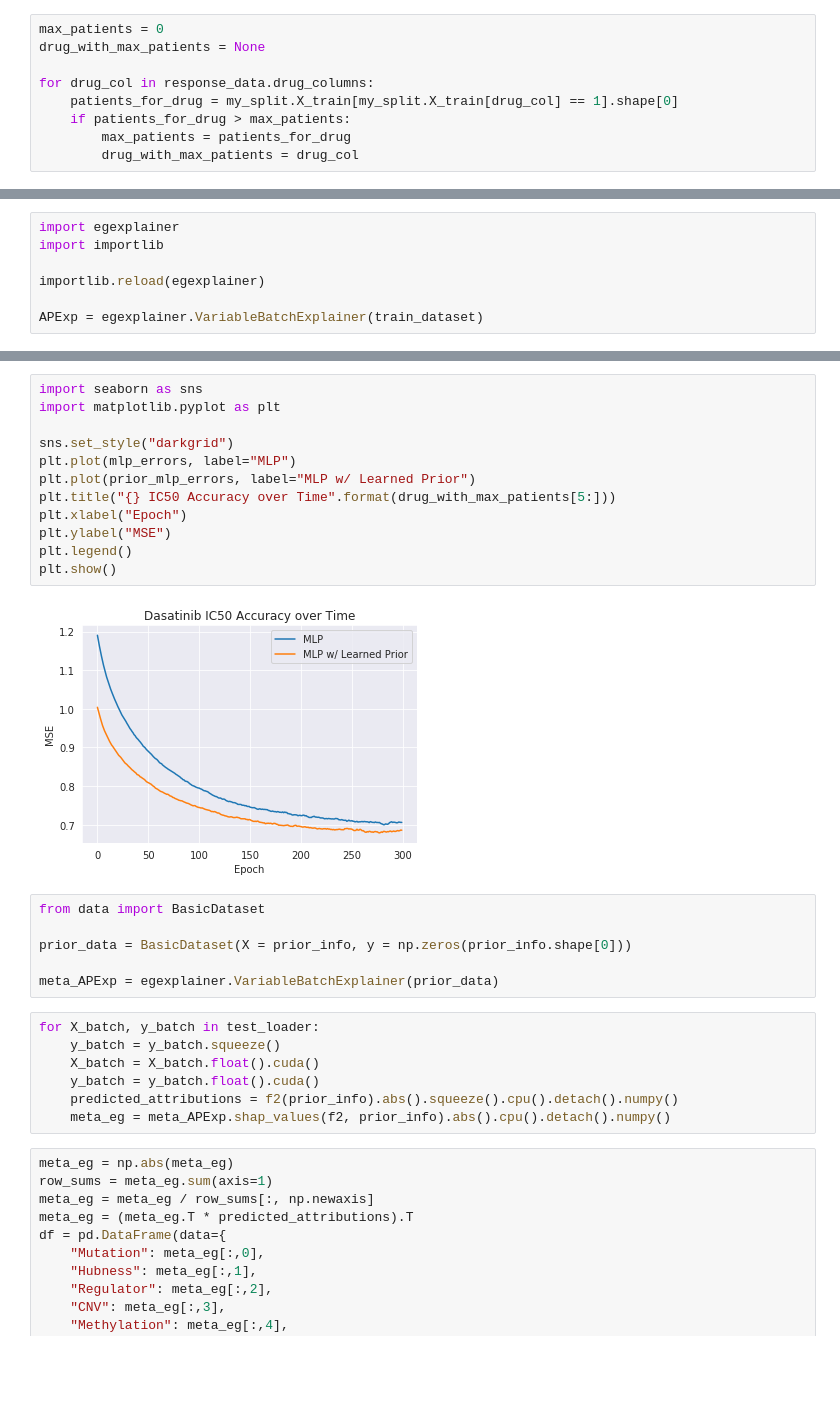
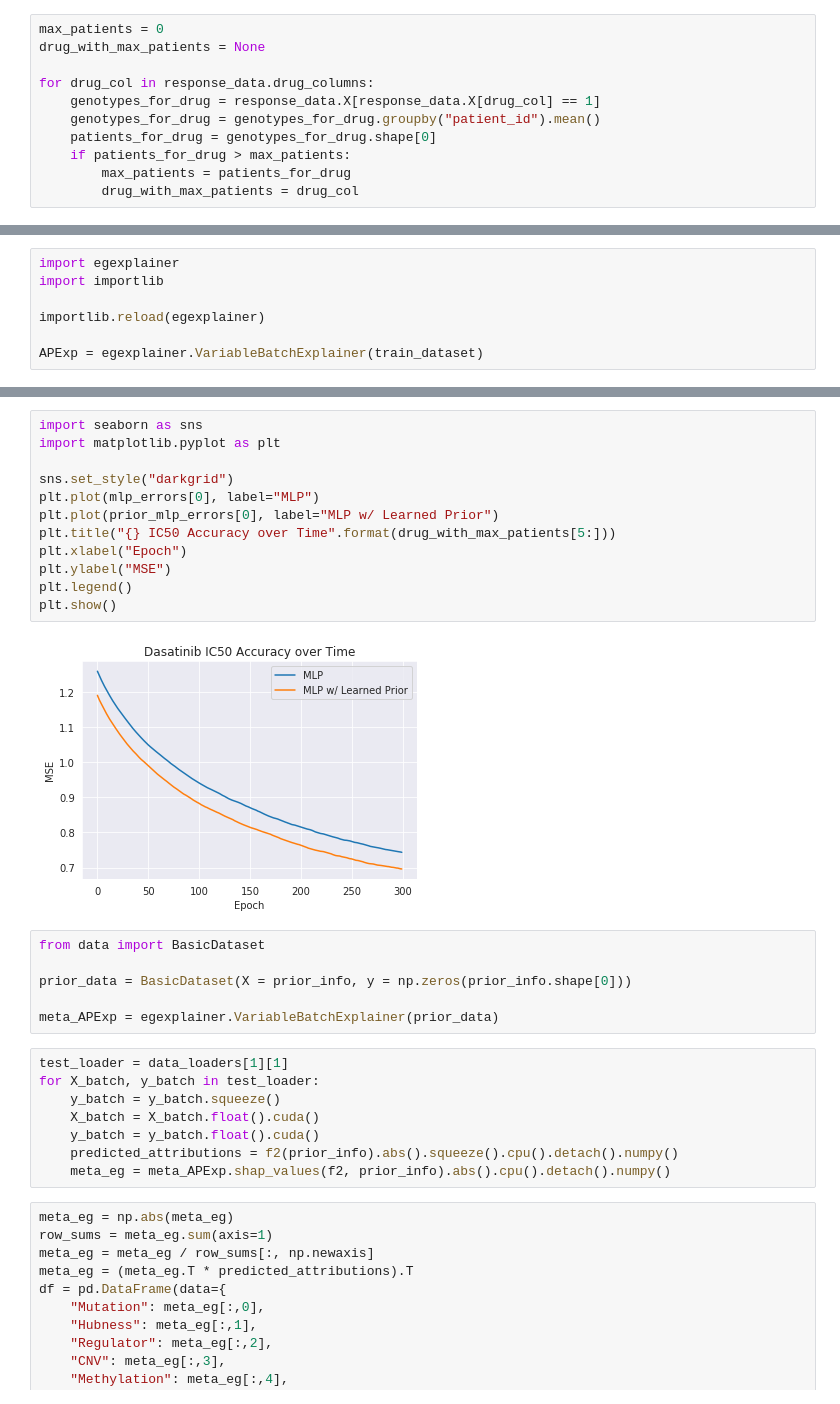
Before and after one commit to suinleelab/deep_attribution_priors, a Jupyter notebook: learned_drug_prior.ipynb, the cells around one changed output, grey strips where cells are left out. Drawn from its saved outputs; the diff is of its cells as text; blank space fills up the shorter version.

Commit message:
Remove more cruft, upload merge prior results

```diff
--- a/learned_drug_prior.ipynb
+++ b/learned_drug_prior.ipynb
@@ -48,7 +46,9 @@ max_patients = 0
 drug_with_max_patients = None
 
 for drug_col in response_data.drug_columns:
-    patients_for_drug = my_split.X_train[my_split.X_train[drug_col] == 1].shape[0]
+    genotypes_for_drug = response_data.X[response_data.X[drug_col] == 1]
+    genotypes_for_drug = genotypes_for_drug.groupby("patient_id").mean()
+    patients_for_drug = genotypes_for_drug.shape[0]
     if patients_for_drug > max_patients:
         max_patients = patients_for_drug
         drug_with_max_patients = drug_col
@@ -280,17 +447,17 @@ Beginning model training at 2019-11-19 11:05:29.313557
 # %%
 import seaborn as sns
 import matplotlib.pyplot as plt
 
 sns.set_style("darkgrid")
-plt.plot(mlp_errors, label="MLP")
-plt.plot(prior_mlp_errors, label="MLP w/ Learned Prior")
+plt.plot(mlp_errors[0], label="MLP")
+plt.plot(prior_mlp_errors[0], label="MLP w/ Learned Prior")
 plt.title("{} IC50 Accuracy over Time".format(drug_with_max_patients[5:]))
 plt.xlabel("Epoch")
 plt.ylabel("MSE")
 plt.legend()
 plt.show()
 # %% [output]
-[figure, old version]
+[figure, new version]
 # %%
 from data import BasicDataset
 
@@ -298,6 +465,7 @@ prior_data = BasicDataset(X = prior_info, y = np.zeros(prior_info.shape[0]))
 
 meta_APExp = egexplainer.VariableBatchExplainer(prior_data)
 # %%
+test_loader = data_loaders[1][1]
 for X_batch, y_batch in test_loader:
     y_batch = y_batch.squeeze()
     X_batch = X_batch.float().cuda()
```
Also changed, not shown: parts of 21 cells of this notebook, 4 other files.
